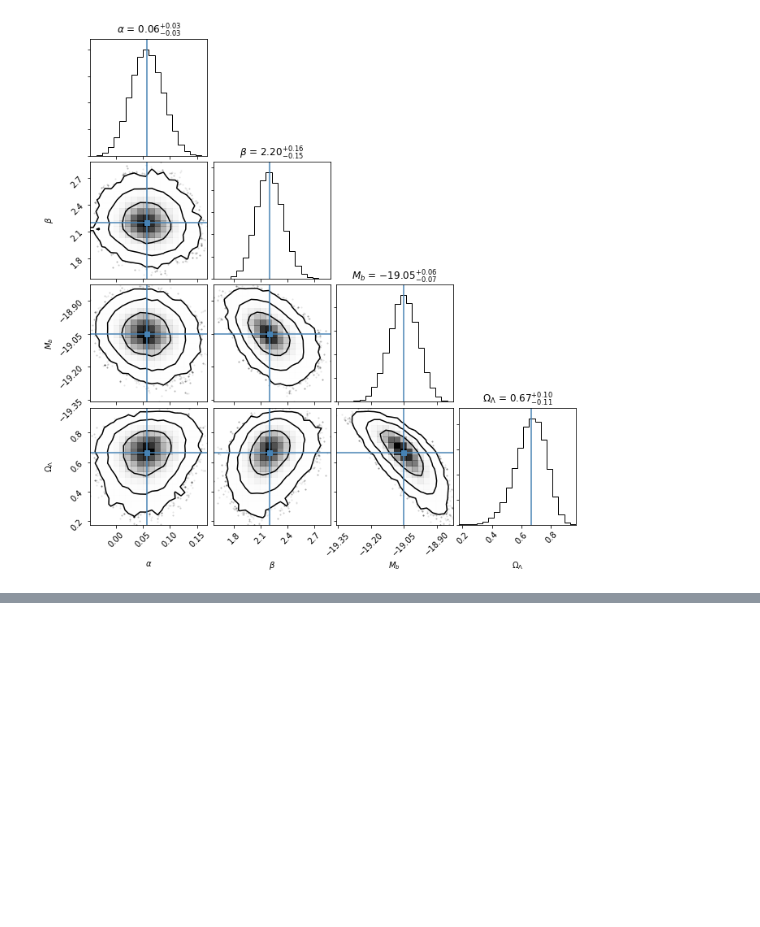
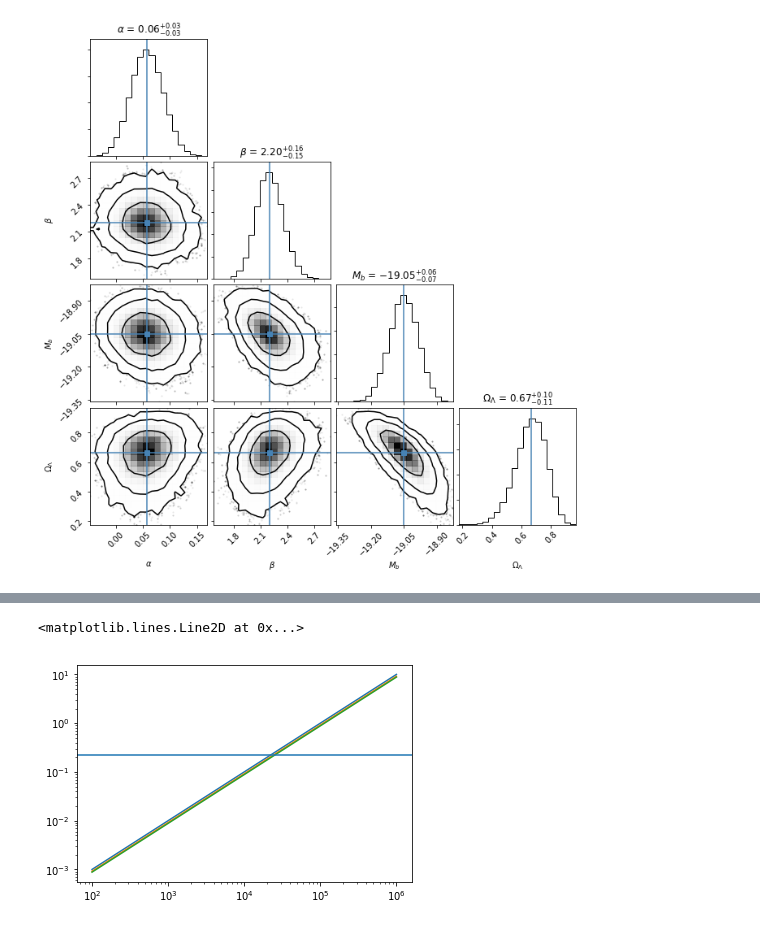
Before and after one commit to OriolAbril/cosmology, a Jupyter notebook: project.ipynb, the cells around one changed output, grey strips where cells are left out. Cells and saved outputs as stored; diff of their text form; code cells hidden in the pictures; blank space fills up the shorter version.

```diff
--- a/project.ipynb
+++ b/project.ipynb
@@ -746,0 +757,16 @@ plt.legend(title=r'$\sigma_{v_{SNe}}$')
+# %%
+def d_mu_d_z(z,Hz_fun,args):
+    H_z = Hz_fun(z,*args)
+    chi_z = chi(z,Hz_fun,args)
+    return 5/np.log(10)+(1/(H_z*chi_z)+1/(1+z))
+z_vec = [0.2, 0.7, 1.1]
+sigma_v_grid = np.logspace(2,6)
+plt.figure()
+plt.subplot(111,xscale='log',yscale='log')
+for z in z_vec:
+    sigma_m = d_mu_d_z(np.array([z]),Hz_flatLCDM,(0.714,))*sigma_v_grid/const.c*1000
+    plt.plot(sigma_v_grid,sigma_m,label='')
+plt.gca().axhline(SNe_df['err_d_mod'].mean())
+# %% [output]
+<matplotlib.lines.Line2D at 0x...>
+[figure, added]
```
Also changed, not shown: parts of 6 cells of this notebook, 3 other files.
